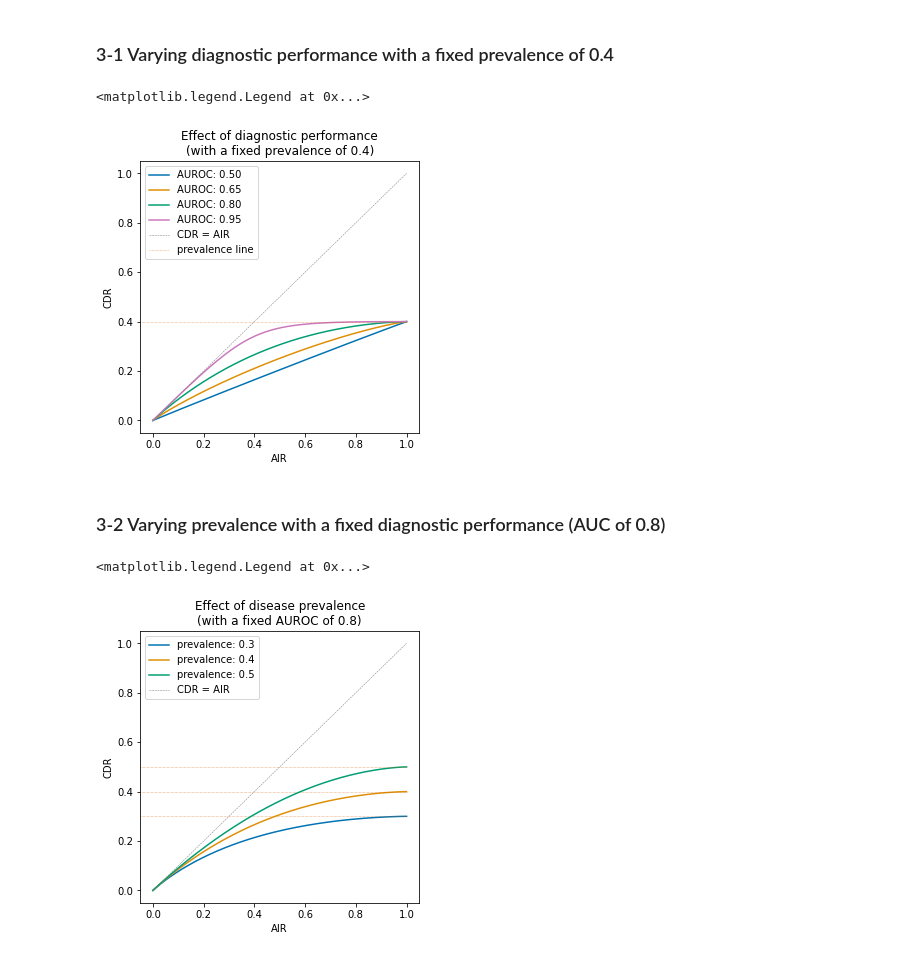
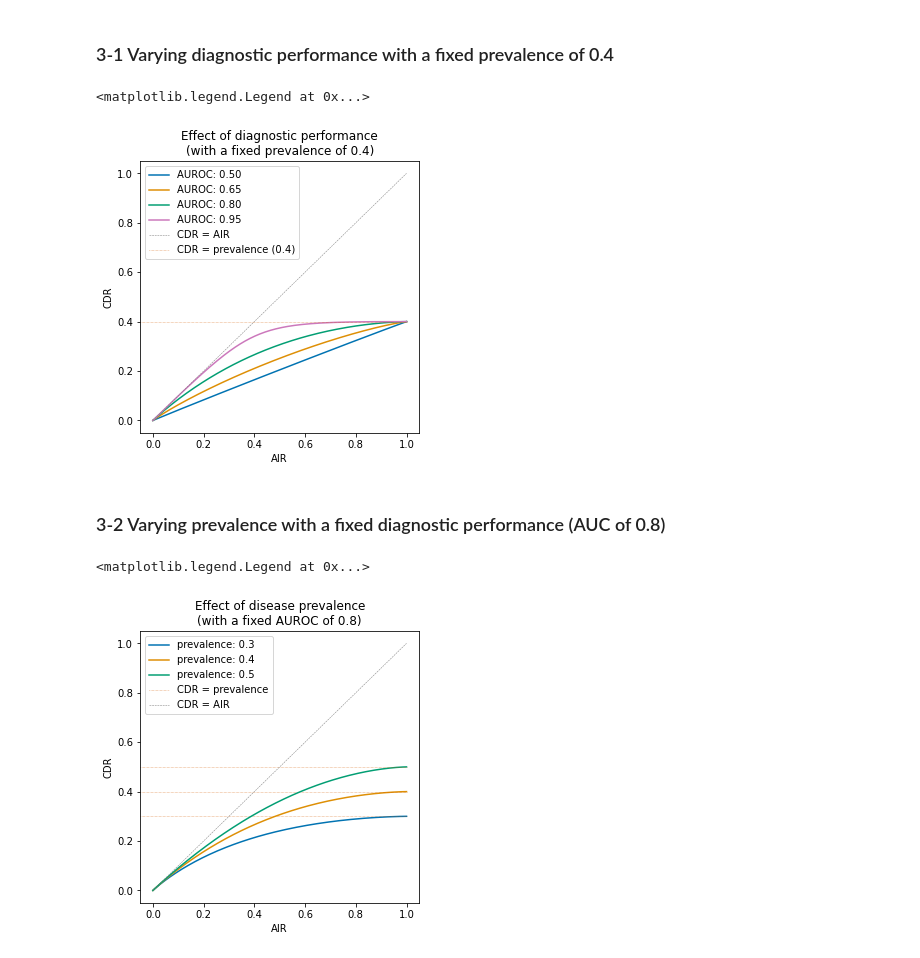
Before and after one commit to hnakai17/Performance_metrics_ProstateMRI, a Jupyter notebook: Simulation.ipynb, the cells around one changed output. Drawn from its saved outputs; the diff is of its cells as text; code cells hidden in the pictures.

```diff
--- a/Simulation.ipynb
+++ b/Simulation.ipynb
@@ -21,7 +21,6 @@ import seaborn as sns
 from scipy.stats import norm
 from itertools import product
 plt.rcParams.update({"font.size":10})
-sns.set_palette("colorblind")
 color_list = sns.color_palette("colorblind").as_hex()
 # %%
 # Align Markdown formulas and tables to the left
@@ -154,7 +153,7 @@ def create_plots(mean_dif, prev, ax=None, ax_row=None, plot=True, ret=False):
         ax[ax_row, 0].plot(score, dist_d, label="csPCa (+)", lw=2)
         ax[ax_row, 0].scatter(-score_limit+0.2,0, color=color_list[c2], s=s)
         ax[ax_row, 0].scatter(score_limit-0.2,0, color=color_list[c1], s=s)
-        ax[ax_row, 0].set_title(f"Patient distribution on exam score (prevalence:{prev})")
+        ax[ax_row, 0].set_title(f"Patient distribution on exam score\n(a distance of {mean_dif} SD and a prevalence of {prev})")
         ax[ax_row, 0].set_xlabel("Exam score (SD)")
         ax[ax_row, 0].set_ylabel("Percentage in the population (%)")
         ax[ax_row, 0].vlines(x=mean_score_d, ymin=0, ymax=np.max(dist_d), colors='black', ls='--', lw=0.5)
@@ -171,7 +170,7 @@ def create_plots(mean_dif, prev, ax=None, ax_row=None, plot=True, ret=False):
         ax[ax_row, 1].scatter(score_limit-0.2,0, color=color_list[c1], s=s)
         ax[ax_row, 1].scatter(-score_limit+0.2,1, color=color_list[c2], s=s)
         ax[ax_row, 1].scatter(score_limit-0.2,1, color=color_list[c1], s=s)
-        ax[ax_row, 1].set_title("Sensitivity and Specificity")
+        ax[ax_row, 1].set_title(f"Sensitivity and Specificity on a distance of {mean_dif} SD")
         ax[ax_row, 1].set_xlabel("Exam score (SD)")
         ax[ax_row, 1].set_ylabel("Metrics score")
         ax[ax_row, 1].set_xlim((-score_limit, score_limit))
@@ -183,7 +182,7 @@ def create_plots(mean_dif, prev, ax=None, ax_row=None, plot=True, ret=False):
         ax[ax_row, 2].plot(x, x, label=f"Sensivity = 1- Specificity", ls='--', lw=1,  c="#7f7f7f")
         ax[ax_row, 2].scatter(0,0, color=color_list[c1], s=s)
         ax[ax_row, 2].scatter(1,1, color=color_list[c2], s=s)
-        ax[ax_row, 2].set_title("ROC curve")
+        ax[ax_row, 2].set_title(f"ROC curve on a distance of {mean_dif} SD")
         ax[ax_row, 2].set_xlabel("1 - Specificity")
         ax[ax_row, 2].set_ylabel("Sensitivity")
         ax[ax_row, 2].set_xlim((-0.05, 1.05))
@@ -192,7 +191,7 @@ def create_plots(mean_dif, prev, ax=None, ax_row=None, plot=True, ret=False):
 
         ## 4. AIR/CDR plot
         ax[ax_row, 3].plot(AIR, CDR, label=f"AUROC:{round(AUC, 2)}", color=color_list[4], lw=2)
-        ax[ax_row, 3].set_title("AIR/CDR")
+        ax[ax_row, 3].set_title(f"AIR and CDR\n(a distance of {mean_dif} SD and a prevalence of {prev})")
         ax[ax_row, 3].set_xlabel("AIR")
         ax[ax_row, 3].set_ylabel("CDR")
         ax[ax_row, 3].plot(x, x, label=f"CDR = AIR", ls='--', lw=1,  c="#7f7f7f")
@@ -200,7 +199,7 @@ def create_plots(mean_dif, prev, ax=None, ax_row=None, plot=True, ret=False):
         ax[ax_row, 3].scatter(1,prev, color=color_list[c2], s=s)
         ax[ax_row, 3].set_xlim((-0.05, 1.05))
         ax[ax_row, 3].set_ylim((-0.05, 1.05))
-        ax[ax_row, 3].hlines(y=prev, xmin=-0.05, xmax=1, color=color_list[3], ls=':', lw=1, label=f'prevalence line:{prev}')
+        ax[ax_row, 3].hlines(y=prev, xmin=-0.05, xmax=1, color=color_list[3], ls=':', lw=1, label=f'CDR = prevalence ({prev})')
         ax[ax_row, 3].legend(bbox_to_anchor=(1, 0.1), loc="center right")
     if ret:
         return {"score":score, "sens":sens, "spec":spec, "AUC":AUC, "CDR":CDR, "AIR":AIR}
@@ -282,33 +281,38 @@ for i, AUC in enumerate([0.50, 0.65, 0.80, 0.95]):
 x = np.linspace(0,1,1000)
 plt.plot(x, x, label=f"CDR = AIR", ls='--', lw=0.5,  c="#7f7f7f")
 
-plt.hlines(y=0.4, xmin=-0.05, xmax=1, colors=color_list[3], ls=':', lw=0.5, label=f'prevalence line')
+plt.hlines(y=0.4, xmin=-0.05, xmax=1, colors=color_list[3], ls=':', lw=0.5, label=f'CDR = prevalence (0.4)')
 plt.title("Effect of diagnostic performance\n(with a fixed prevalence of 0.4)")
 plt.xlabel("AIR")
 plt.ylabel("CDR")
 plt.legend()
 # %% [output]
 <matplotlib.legend.Legend at 0x...>
-[figure, old version]
+[figure, new version]
 # %% [markdown]
 ### 3-2 Varying prevalence with a fixed diagnostic performance (AUC of 0.8)
 # %%
 AUC = 0.8
 ind_closeAUC = getNearest_index(results["AUC"], AUC)
 plt.figure(figsize=(5,5))
 
 # AIR/CDR plots in prevalence of 0.3, 0.4, and 0.5
 for ind in range(ind_closeAUC, ind_closeAUC+3):
     ds_closeAUC = results.loc[ind]
     plt.plot(ds_closeAUC["AIR"], ds_closeAUC["CDR"], label=f"prevalence: {ds_closeAUC['prev']}")
     plt.ylim((-0.05, 1.05))
     plt.xlim((-0.05, 1.05))
-    plt.hlines(y=ds_closeAUC['prev'], xmin=-0.05, xmax=1, colors=color_list[3], ls=':', lw=0.5)
+    if ind == ind_closeAUC+2:
+        label = "CDR = prevalence"
+    else:
+        label = None
+    plt.hlines(y=ds_closeAUC['prev'], xmin=-0.05, xmax=1, colors=color_list[3], ls=':', lw=0.5, label = label)
+
 plt.plot(x, x, label=f"CDR = AIR", ls='--', lw=0.5,  c="#7f7f7f")
 plt.title("Effect of disease prevalence\n(with a fixed AUROC of 0.8)")
 plt.xlabel("AIR")
 plt.ylabel("CDR")
 plt.legend()
 # %% [output]
 <matplotlib.legend.Legend at 0x...>
-[figure, old version]
+[figure, new version]
```
Also changed, not shown: parts of 1 cell of this notebook.
